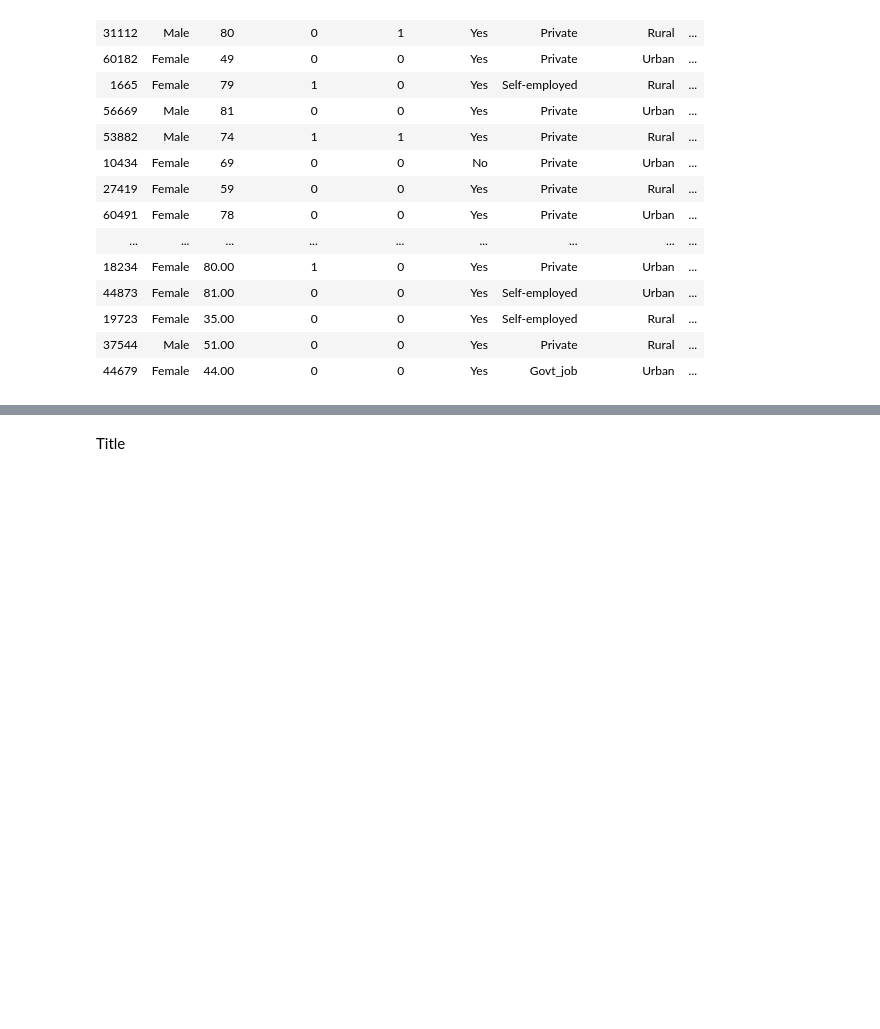
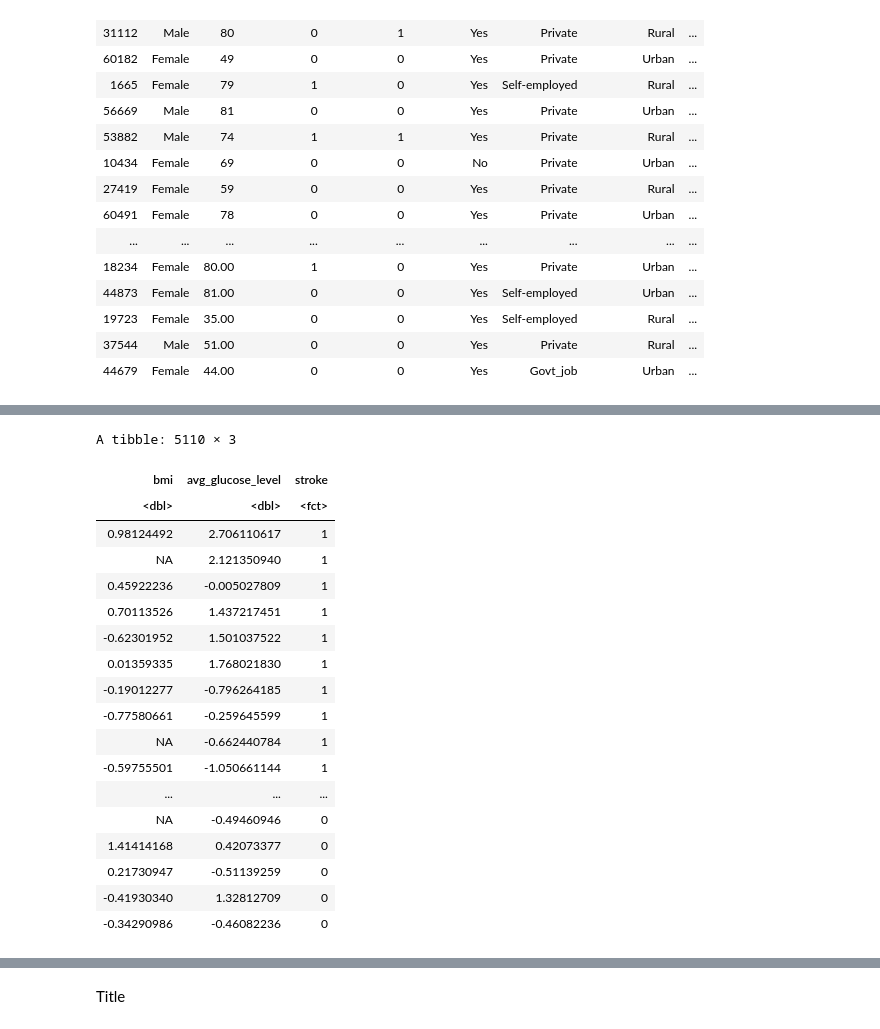
Before and after one commit to jordanjzhao/data-science-stroke-prediction, a Jupyter notebook: project_proposal.ipynb, the cells around one changed output, grey strips where cells are left out. Saved outputs shown, nothing was run; the diff lists cells and outputs as text; code cells hidden in the pictures; blank space fills up the shorter version.

```diff
--- a/project_proposal.ipynb
+++ b/project_proposal.ipynb
@@ -63,0 +244,23 @@ A spec_tbl_df: 5110 × 12
+# %%
+scaled_stroke_data <- bake(sd_recipe, unscaled_stroke_data)
+scaled_stroke_data
+# %% [output]
+A tibble: 5110 × 3
+| bmi | avg_glucose_level | stroke |
+| <dbl> | <dbl> | <fct> |
+| 0.98124492 | 2.706110617 | 1 |
+| NA | 2.121350940 | 1 |
+| 0.45922236 | -0.005027809 | 1 |
+| 0.70113526 | 1.437217451 | 1 |
+| -0.62301952 | 1.501037522 | 1 |
+| 0.01359335 | 1.768021830 | 1 |
+| -0.19012277 | -0.796264185 | 1 |
+| -0.77580661 | -0.259645599 | 1 |
+| NA | -0.662440784 | 1 |
+| -0.59755501 | -1.050661144 | 1 |
+| ... | ... | ... |
+| NA | -0.49460946 | 0 |
+| 1.41414168 | 0.42073377 | 0 |
+| 0.21730947 | -0.51139259 | 0 |
+| -0.41930340 | 1.32812709 | 0 |
+| -0.34290986 | -0.46082236 | 0 |
```
Also changed, not shown: parts of 13 cells of this notebook.
